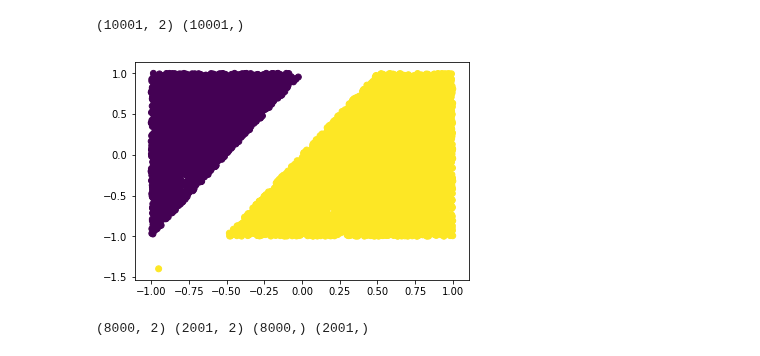
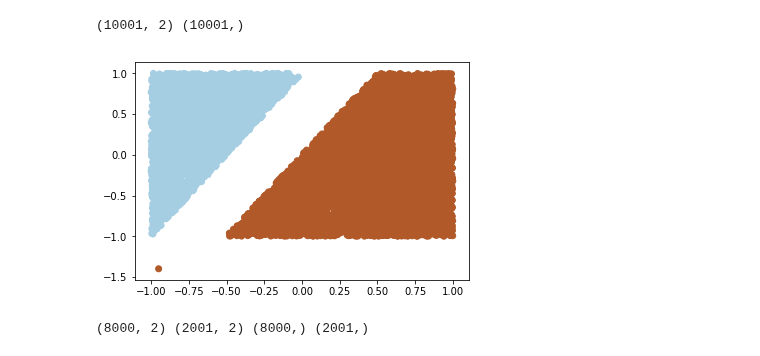
Before and after one commit to vipulpopat/MSCAI_Sem1_Etivity5, a Jupyter notebook: Etivity5_CE6002_18195067.ipynb, the cells around one changed output. Drawn from its saved outputs; the diff is of its cells as text; code cells hidden in the pictures.

```diff
--- a/Etivity5_CE6002_18195067.ipynb
+++ b/Etivity5_CE6002_18195067.ipynb
@@ -52,10 +55,10 @@ print(X1.shape, y1.shape)
 (10001, 2) (10001,)
 # %%
 plt.figure()
-plt.scatter(X1[:,0], X1[:,1], c=y1)
+plt.scatter(X1[:,0], X1[:,1], c=y1, cmap=plt.cm.Paired)
 plt.show()
 # %% [output]
-[figure, old version]
+[figure, new version]
 # %%
 # Function to plot the decision boundary
 
```
Also changed, not shown: parts of 19 cells of this notebook.
